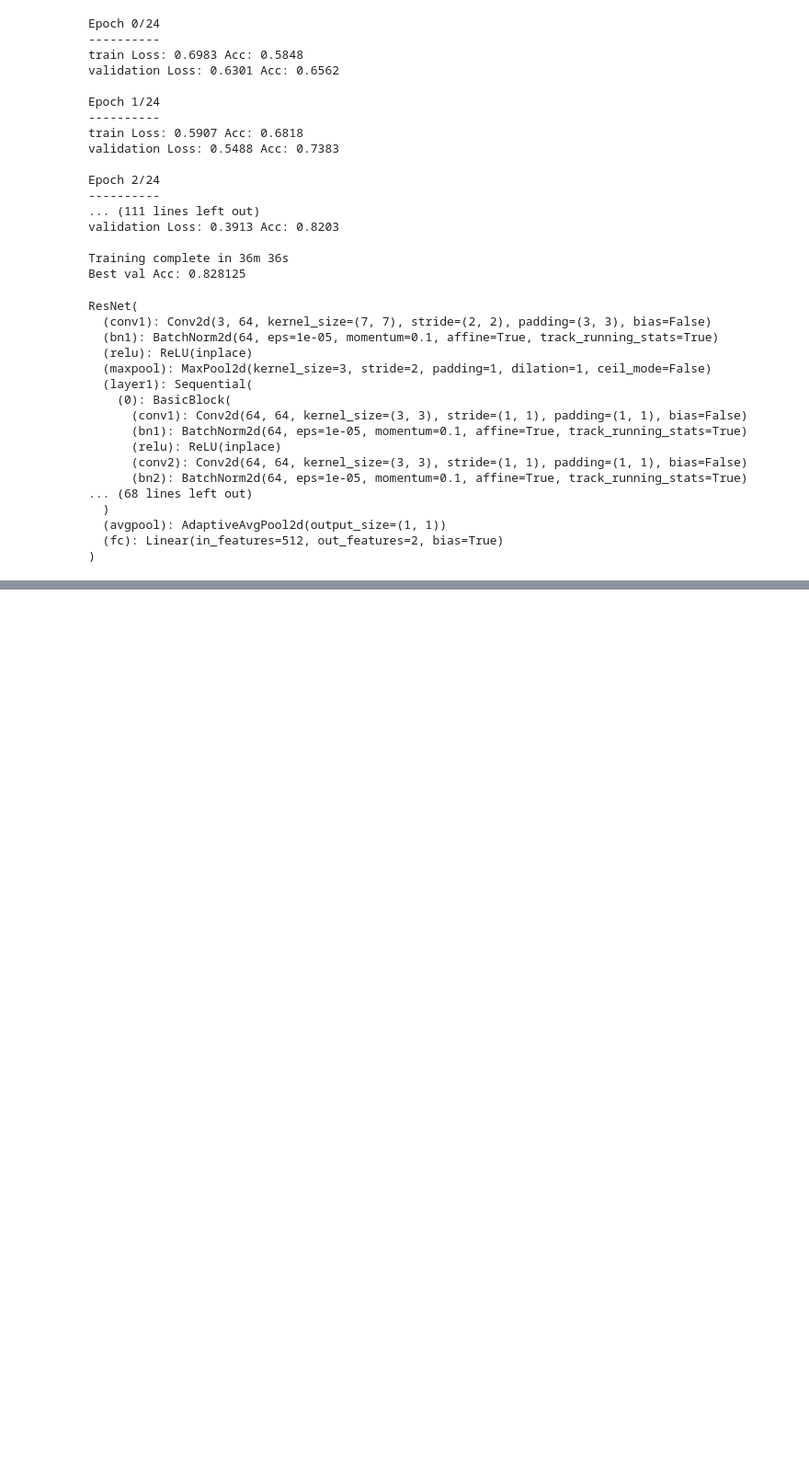
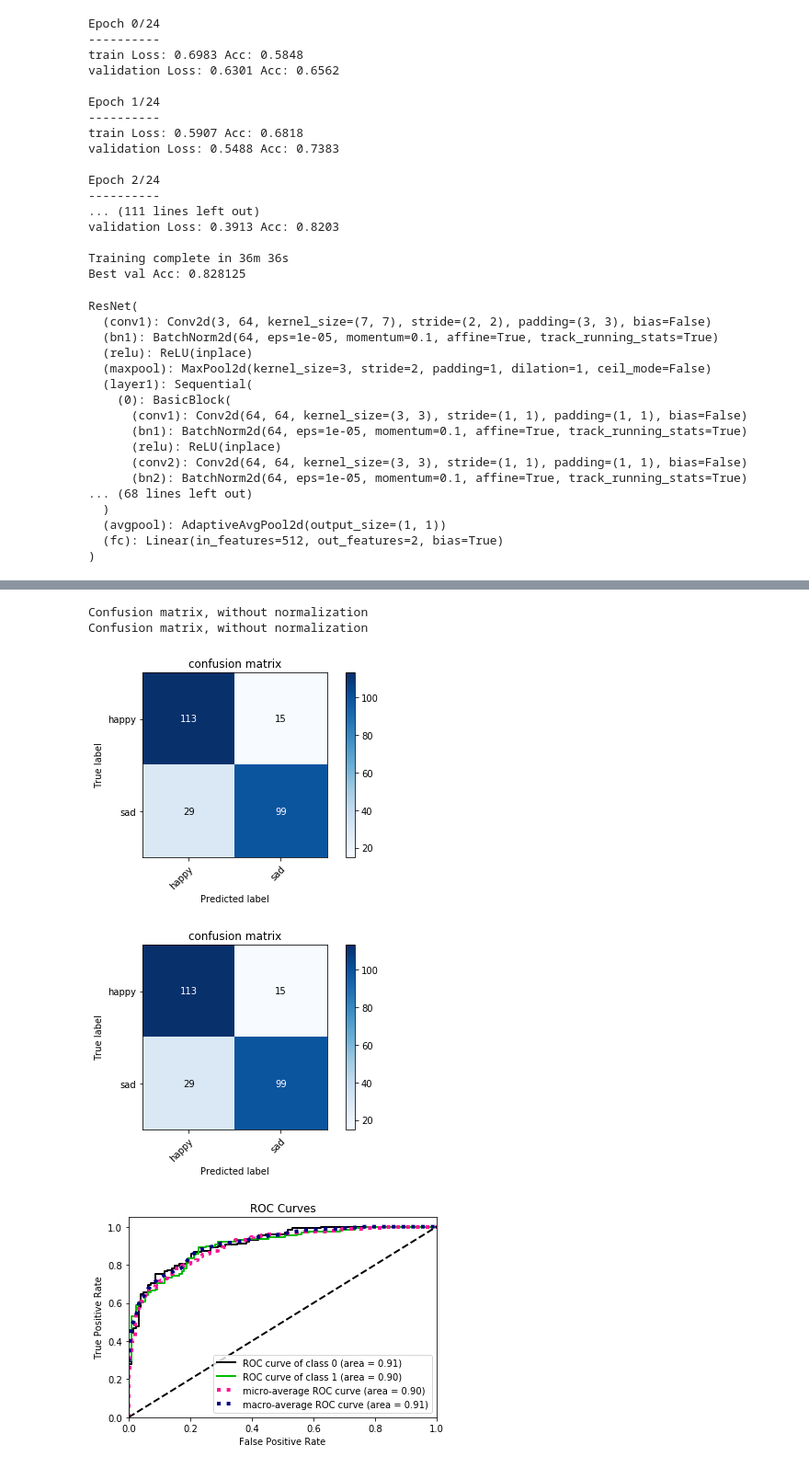
Before and after one commit to Gagan6164/Emotion-Classifier-Using-Pytorch, a Jupyter notebook: Transfer learning Resnet.ipynb, the cells around one changed output, grey strips where cells are left out. Shown at 92% size. Drawn from its saved outputs; the diff is of its cells as text; code cells hidden in the pictures; blank space fills up the shorter version.

Commit message:
model + roc curve

```diff
--- a/Transfer learning Resnet.ipynb
+++ b/Transfer learning Resnet.ipynb
@@ -236,4 +236,14 @@ plt.show()
 # %%
 torch.save(model_conv.state_dict(), 'model_resnet_transfer.pt')
+# %%
+model_conv = torchvision.models.resnet18(pretrained=True)
+for param in model_conv.parameters():
+    param.requires_grad = False
+
+# Parameters of newly constructed modules have requires_grad=True by default
+num_ftrs = model_conv.fc.in_features
+model_conv.fc = nn.Linear(num_ftrs, 2)
+
+model_conv = model_conv.to(device)
 # %%
-model = torch.load('model_resnet_transfer.pt')
+model_conv.load_state_dict(torch.load('model_resnet_transfer.pt'))
@@ -239,0 +316,2 @@ model = torch.load('model_resnet_transfer.pt')
+# %%
+emotions = ["happy","sad"]
@@ -239,0 +485,21 @@ model = torch.load('model_resnet_transfer.pt')
+# %%
+y_true = np.array(y_true)
+
+y_probs = np.array(y_probs)
+
+y_pred = np.array(y_pred)
+
+
+
+plot_confusion_matrix(y_true, y_probs, classes=emotions, normalize=False, title='confusion matrix')
+
+plot_confusion_matrix(y_true, y_probs, classes=emotions, normalize=False, title='confusion matrix')
+
+skplt.metrics.plot_roc_curve(y_true, y_pred)
+plt.show()
+# %% [output]
+Confusion matrix, without normalization
+Confusion matrix, without normalization
+[figure, added]
+[figure, added]
+[figure, added]
```
Also changed, not shown: parts of 10 cells of this notebook, 1 other file.
